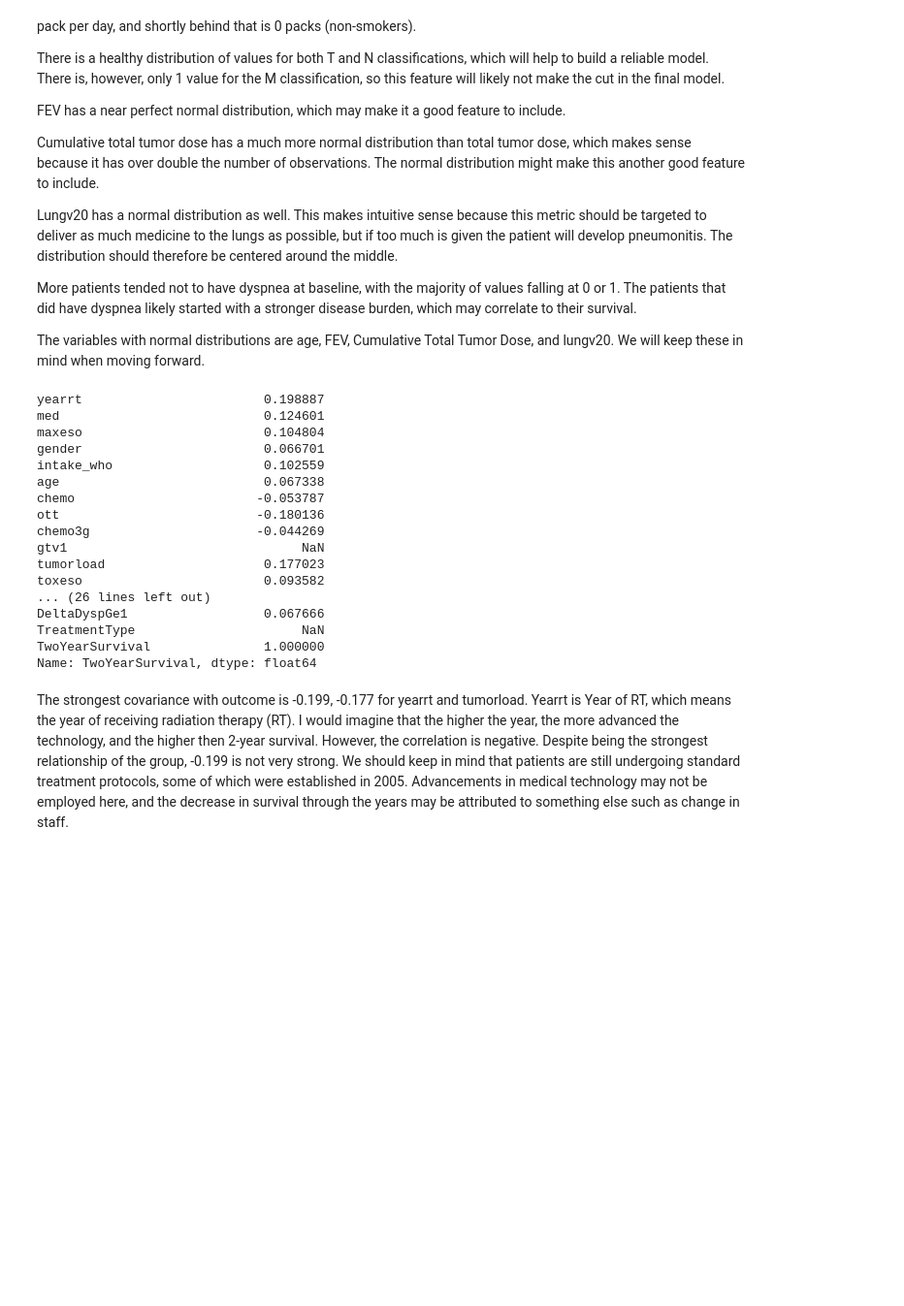
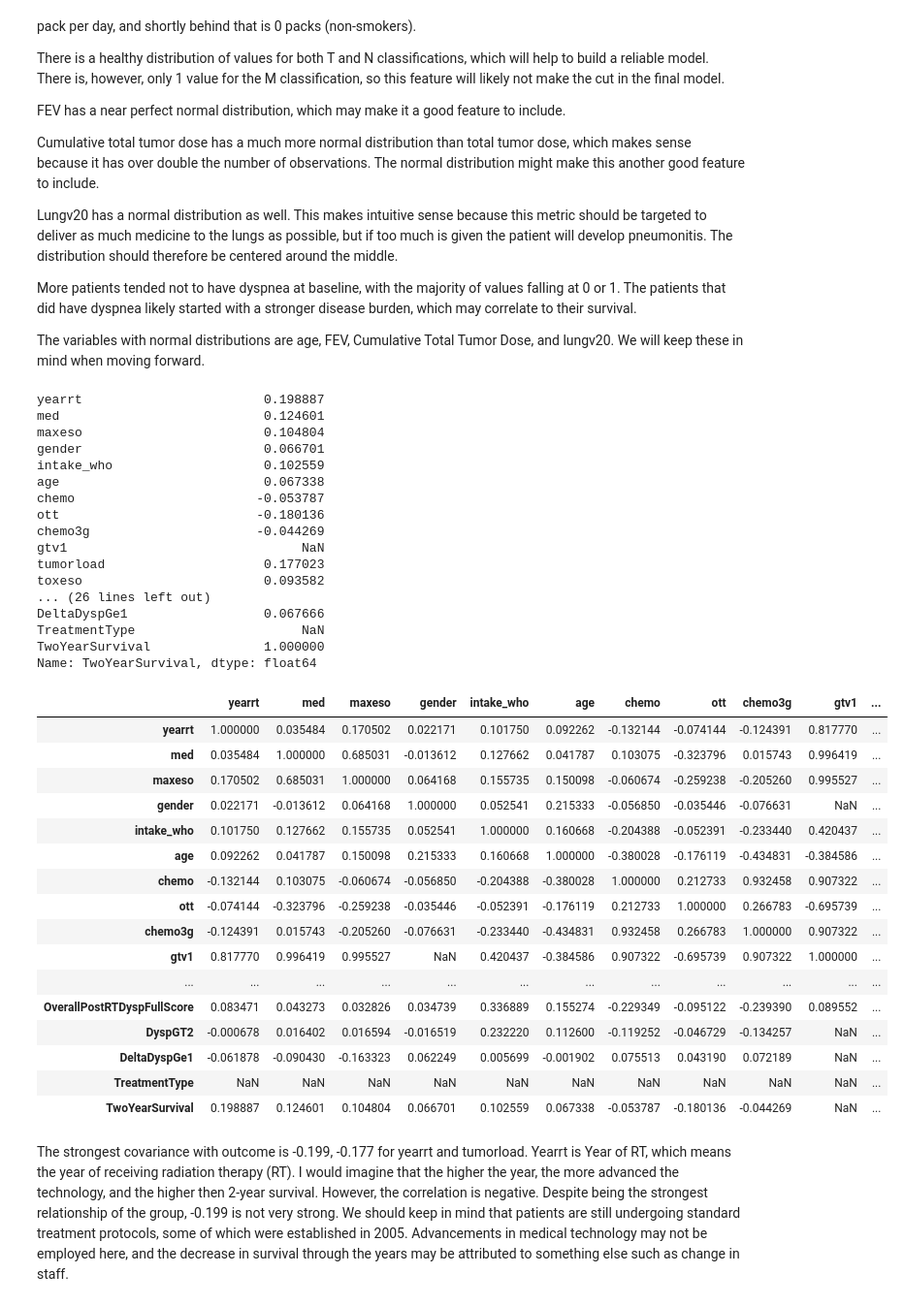
Before and after one commit to birajaghoshal/Supervised-Capstone, a Jupyter notebook: Supervised Capstone Practice.ipynb, the cells around one changed output. Shown: that part at 97% size. Cells and saved outputs as stored; diff of their text form; code cells hidden in the pictures; blank space fills up the shorter version.

```diff
--- a/Supervised Capstone Practice.ipynb
+++ b/Supervised Capstone Practice.ipynb
@@ -256,24 +266,44 @@ The variables with normal distributions are age, FEV, Cumulative Total Tumor Dos
 # %%
 corrmat = df.corr()
 print(corrmat['TwoYearSurvival'])
+pd.set_option('display.max_rows', 500)
+pd.set_option('display.max_columns', 500)
+corrmat
 # %% [output]
 yearrt                        0.198887
 med                           0.124601
 maxeso                        0.104804
 gender                        0.066701
 intake_who                    0.102559
 age                           0.067338
 chemo                        -0.053787
 ott                          -0.180136
 chemo3g                      -0.044269
 gtv1                               NaN
 tumorload                     0.177023
 toxeso                        0.093582
 ... (26 lines left out)
 DeltaDyspGe1                  0.067666
 TreatmentType                      NaN
 TwoYearSurvival               1.000000
 Name: TwoYearSurvival, dtype: float64
+|  | yearrt | med | maxeso | gender | intake_who | age | chemo | ott | chemo3g | gtv1 | ... |
+| yearrt | 1.000000 | 0.035484 | 0.170502 | 0.022171 | 0.101750 | 0.092262 | -0.132144 | -0.074144 | -0.124391 | 0.817770 | ... |
+| med | 0.035484 | 1.000000 | 0.685031 | -0.013612 | 0.127662 | 0.041787 | 0.103075 | -0.323796 | 0.015743 | 0.996419 | ... |
+| maxeso | 0.170502 | 0.685031 | 1.000000 | 0.064168 | 0.155735 | 0.150098 | -0.060674 | -0.259238 | -0.205260 | 0.995527 | ... |
+| gender | 0.022171 | -0.013612 | 0.064168 | 1.000000 | 0.052541 | 0.215333 | -0.056850 | -0.035446 | -0.076631 | NaN | ... |
+| intake_who | 0.101750 | 0.127662 | 0.155735 | 0.052541 | 1.000000 | 0.160668 | -0.204388 | -0.052391 | -0.233440 | 0.420437 | ... |
+| age | 0.092262 | 0.041787 | 0.150098 | 0.215333 | 0.160668 | 1.000000 | -0.380028 | -0.176119 | -0.434831 | -0.384586 | ... |
+| chemo | -0.132144 | 0.103075 | -0.060674 | -0.056850 | -0.204388 | -0.380028 | 1.000000 | 0.212733 | 0.932458 | 0.907322 | ... |
+| ott | -0.074144 | -0.323796 | -0.259238 | -0.035446 | -0.052391 | -0.176119 | 0.212733 | 1.000000 | 0.266783 | -0.695739 | ... |
+| chemo3g | -0.124391 | 0.015743 | -0.205260 | -0.076631 | -0.233440 | -0.434831 | 0.932458 | 0.266783 | 1.000000 | 0.907322 | ... |
+| gtv1 | 0.817770 | 0.996419 | 0.995527 | NaN | 0.420437 | -0.384586 | 0.907322 | -0.695739 | 0.907322 | 1.000000 | ... |
+| ... | ... | ... | ... | ... | ... | ... | ... | ... | ... | ... | ... |
+| OverallPostRTDyspFullScore | 0.083471 | 0.043273 | 0.032826 | 0.034739 | 0.336889 | 0.155274 | -0.229349 | -0.095122 | -0.239390 | 0.089552 | ... |
+| DyspGT2 | -0.000678 | 0.016402 | 0.016594 | -0.016519 | 0.232220 | 0.112600 | -0.119252 | -0.046729 | -0.134257 | NaN | ... |
+| DeltaDyspGe1 | -0.061878 | -0.090430 | -0.163323 | 0.062249 | 0.005699 | -0.001902 | 0.075513 | 0.043190 | 0.072189 | NaN | ... |
+| TreatmentType | NaN | NaN | NaN | NaN | NaN | NaN | NaN | NaN | NaN | NaN | ... |
+| TwoYearSurvival | 0.198887 | 0.124601 | 0.104804 | 0.066701 | 0.102559 | 0.067338 | -0.053787 | -0.180136 | -0.044269 | NaN | ... |
 # %% [markdown]
 The strongest covariance with outcome is -0.199, -0.177 for yearrt and tumorload. Yearrt is Year of RT, which means the year of receiving radiation therapy (RT). I would imagine that the higher the year, the more advanced the technology, and the higher then 2-year survival. However, the correlation is negative. Despite being the strongest relationship of the group, -0.199 is not very strong. We should keep in mind that patients are still undergoing standard treatment protocols, some of which were established in 2005. Advancements in medical technology may not be employed here, and the decrease in survival through the years may be attributed to something else such as change in staff.
 # %% [markdown]
```
Also changed, not shown: parts of 47 cells of this notebook.
